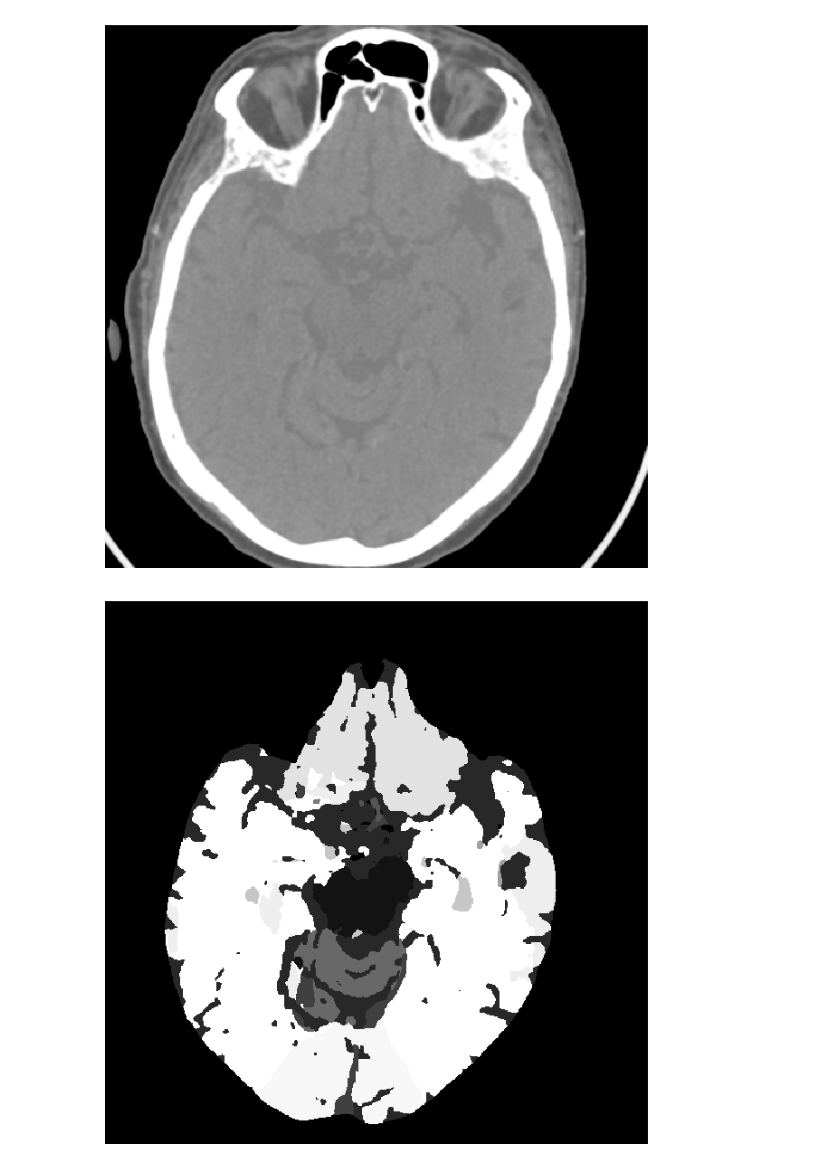
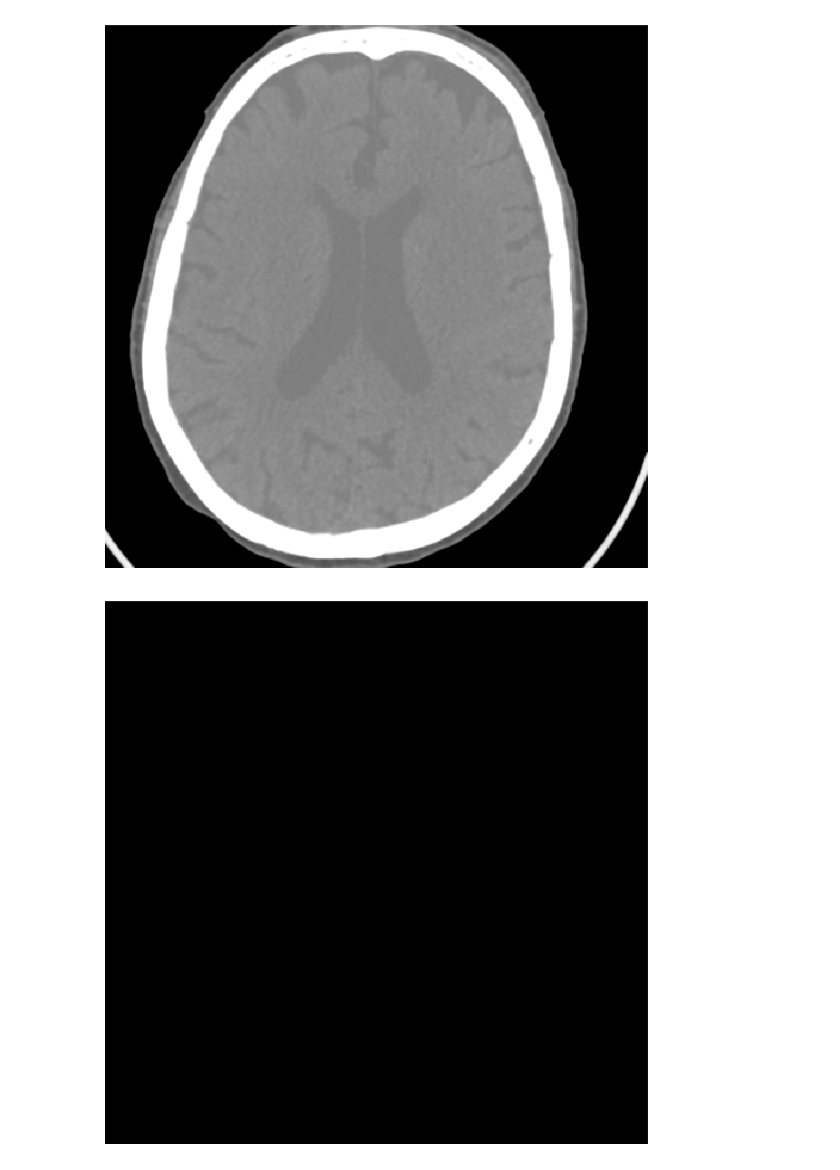
Before and after one commit to AngieNicole-Hernandez/HeadCTSegmentation, a Jupyter notebook: nii_gz_CT_viewer.ipynb, the cells around one changed output. Drawn from its saved outputs; the diff is of its cells as text; code cells hidden in the pictures.

```diff
--- a/nii_gz_CT_viewer.ipynb
+++ b/nii_gz_CT_viewer.ipynb
@@ -5,16 +7,16 @@ import SimpleITK as sitk
 #pip install Platipy
 # %%
 # read in image using SimpleITK (included with platipy)
-img = sitk.ReadImage(r"/home/tutkijat/Documents/repos/tmp-muscle-seg/HeadCTSegmentation/results_folder/05_15_08_15_48_MODEL_PREDICT/Image_54.nii.gz")
+img = sitk.ReadImage(r"/home/tutkijat/Documents/repos/tmp-muscle-seg/HeadCTSegmentation/results_folder/05_15_12_37_22_MODEL_PREDICT/Image_54.nii.gz")
 
-vis = ImageVisualiser(img, axis="z", cut=15, figure_size_in=6) #max cut 43
+vis = ImageVisualiser(img, axis="z", cut=30, figure_size_in=6) #max cut 43
 fig = vis.show()
 # %% [output]
-[figure, old version]
+[figure, new version]
 # %%
-img = sitk.ReadImage(r"/home/tutkijat/Documents/repos/tmp-muscle-seg/HeadCTSegmentation/results_folder/05_15_08_15_48_MODEL_PREDICT/Prediction_54.nii.gz")
+img = sitk.ReadImage(r"/home/tutkijat/Documents/repos/tmp-muscle-seg/HeadCTSegmentation/results_folder/05_15_12_37_22_MODEL_PREDICT/Prediction_1.nii.gz")
 
 vis = ImageVisualiser(img, axis="z", cut=15, figure_size_in=6)
 fig = vis.show()
 # %% [output]
-[figure, old version]
+[figure, new version]
```
Also changed, not shown: parts of 7 cells of this notebook.
